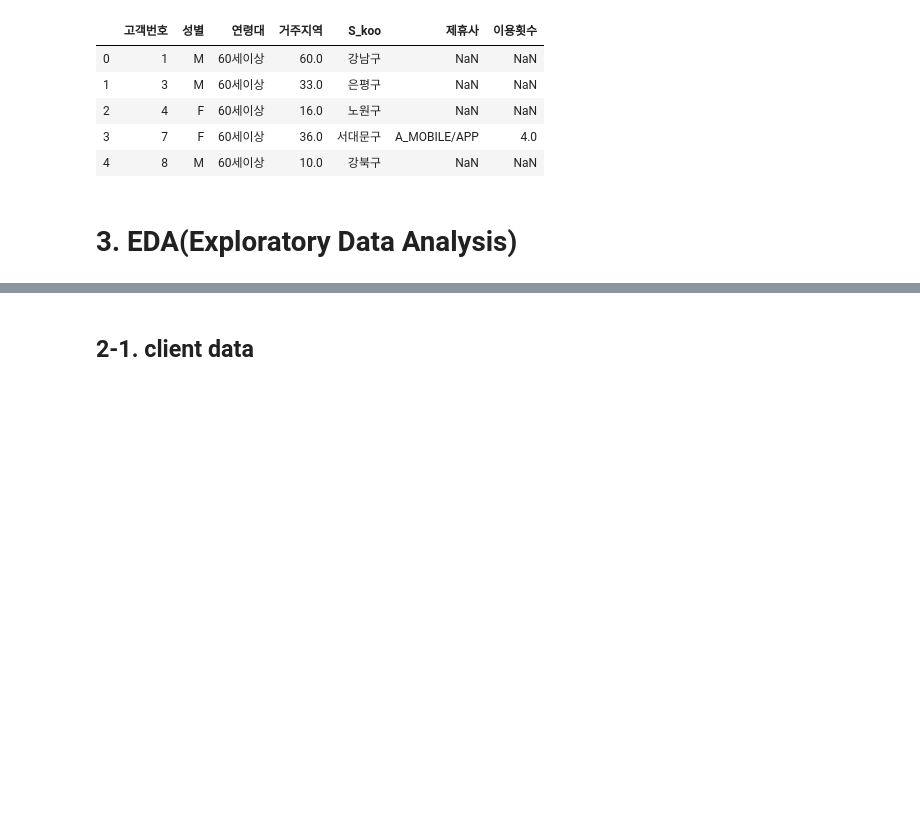
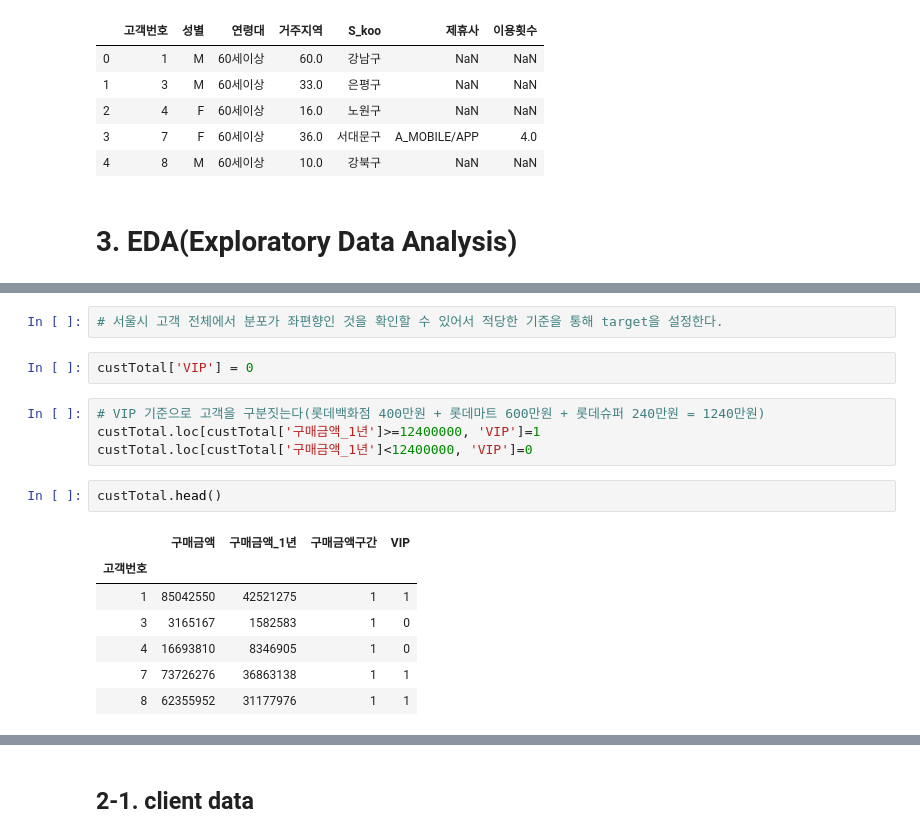
Before and after one commit to JungHyukJin/ModuleProject01, a Jupyter notebook: classification.ipynb, the cells around one changed output, grey strips where cells are left out. Saved outputs shown, nothing was run; the diff lists cells and outputs as text; blank space fills up the shorter version.

Commit message:
EDA target 설정 완료

```diff
--- a/classification.ipynb
+++ b/classification.ipynb
@@ -244,0 +289,18 @@ s_df_channel.head()
+# %%
+# 서울시 고객 전체에서 분포가 좌편향인 것을 확인할 수 있어서 적당한 기준을 통해 target을 설정한다.
+# %%
+custTotal['VIP'] = 0
+# %%
+# VIP 기준으로 고객을 구분짓는다(롯데백화점 400만원 + 롯데마트 600만원 + 롯데슈퍼 240만원 = 1240만원)
+custTotal.loc[custTotal['구매금액_1년']>=12400000, 'VIP']=1
+custTotal.loc[custTotal['구매금액_1년']<12400000, 'VIP']=0
+# %%
+custTotal.head()
+# %% [output]
+|  | 구매금액 | 구매금액_1년 | 구매금액구간 | VIP |
+| 고객번호 |  |  |  |  |
+| 1 | 85042550 | 42521275 | 1 | 1 |
+| 3 | 3165167 | 1582583 | 1 | 0 |
+| 4 | 16693810 | 8346905 | 1 | 0 |
+| 7 | 73726276 | 36863138 | 1 | 1 |
+| 8 | 62355952 | 31177976 | 1 | 1 |
```
Also changed, not shown: parts of 13 cells of this notebook, 1 other file.
